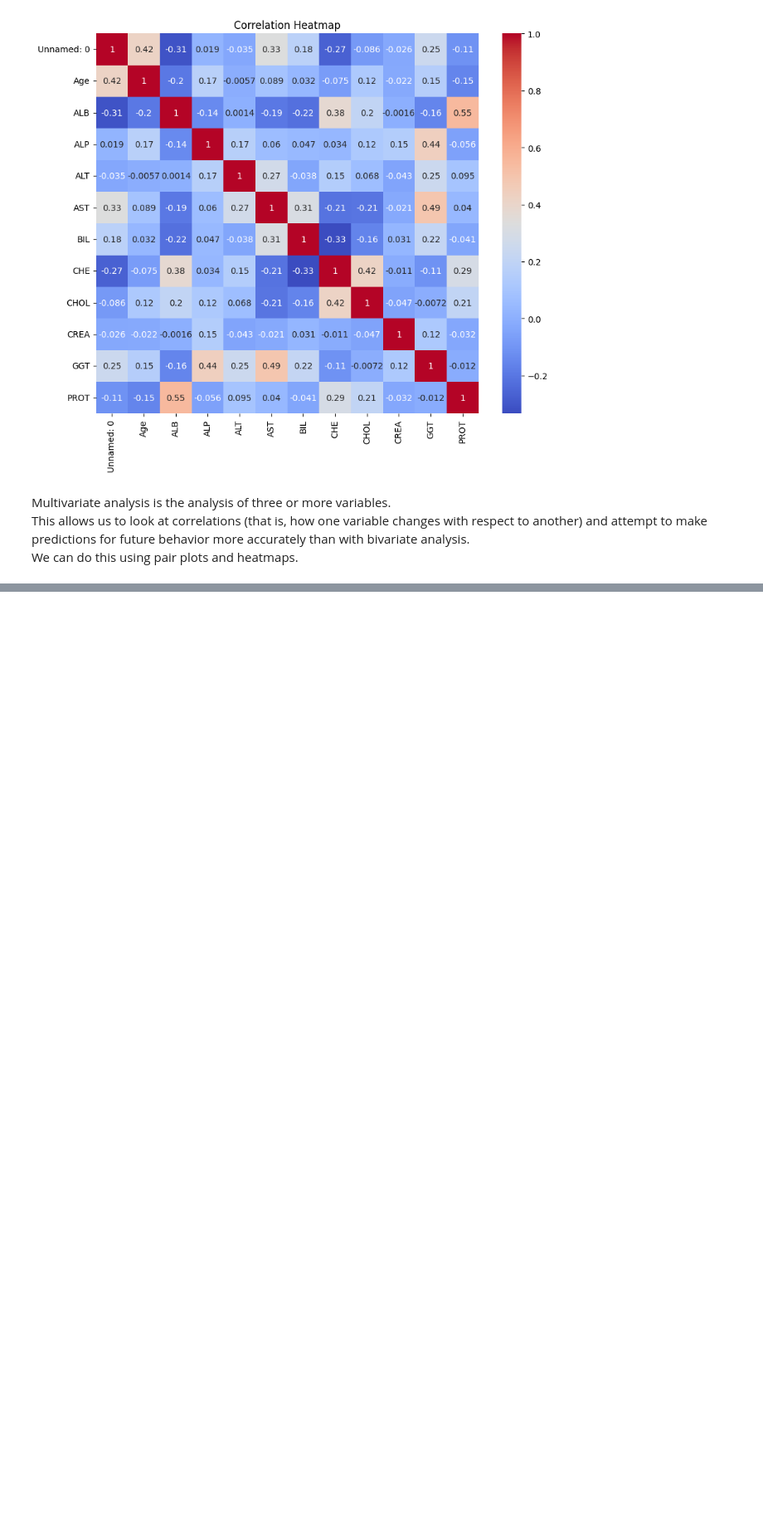
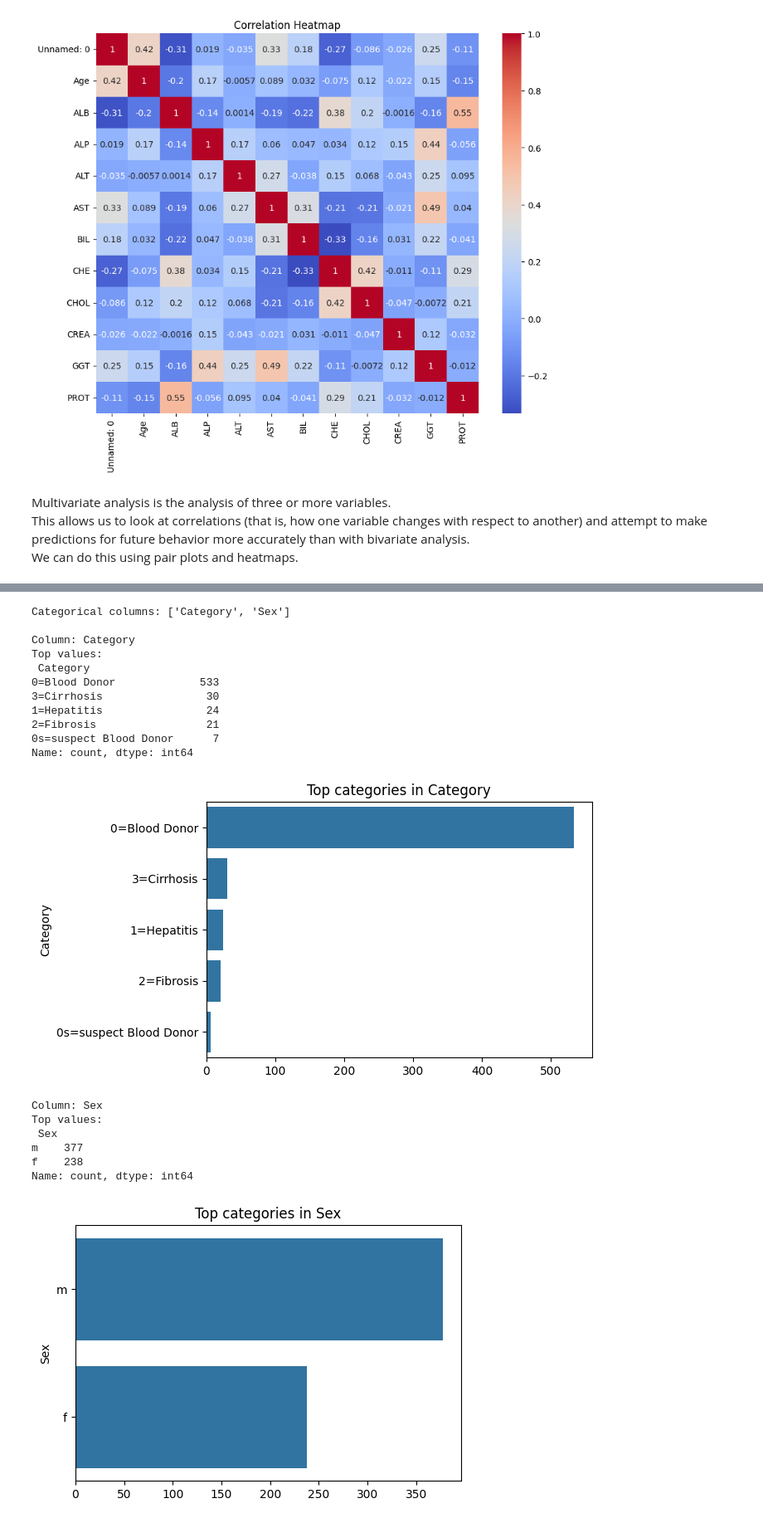
Before and after one commit to Acyuth/EDA_Project, a Jupyter notebook: 22BDS0027.ipynb, the cells around one changed output, grey strips where cells are left out. Shown at 83% size. Drawn from its saved outputs; the diff is of its cells as text; code cells hidden in the pictures; blank space fills up the shorter version.

```diff
--- a/22BDS0027.ipynb
+++ b/22BDS0027.ipynb
@@ -279,0 +424,31 @@ Phase 2
+# %%
+cat_cols = df.select_dtypes(include=['object','category']).columns.tolist()
+print("Categorical columns:", cat_cols)
+
+for c in cat_cols:
+    vc = df[c].value_counts(dropna=False)
+    print(f"\nColumn: {c}\nTop values:\n", vc.head(10))
+    plt.figure(figsize=(6,4))
+    sns.barplot(y=vc.index[:10], x=vc.values[:10])
+    plt.title(f"Top categories in {c}")
+    plt.show()
+# %% [output]
+Categorical columns: ['Category', 'Sex']
+
+Column: Category
+Top values:
+ Category
+0=Blood Donor             533
+3=Cirrhosis                30
+1=Hepatitis                24
+2=Fibrosis                 21
+0s=suspect Blood Donor      7
+Name: count, dtype: int64
+[figure, added]
+Column: Sex
+Top values:
+ Sex
+m    377
+f    238
+Name: count, dtype: int64
+[figure, added]
```
Also changed, not shown: parts of 9 cells of this notebook.
